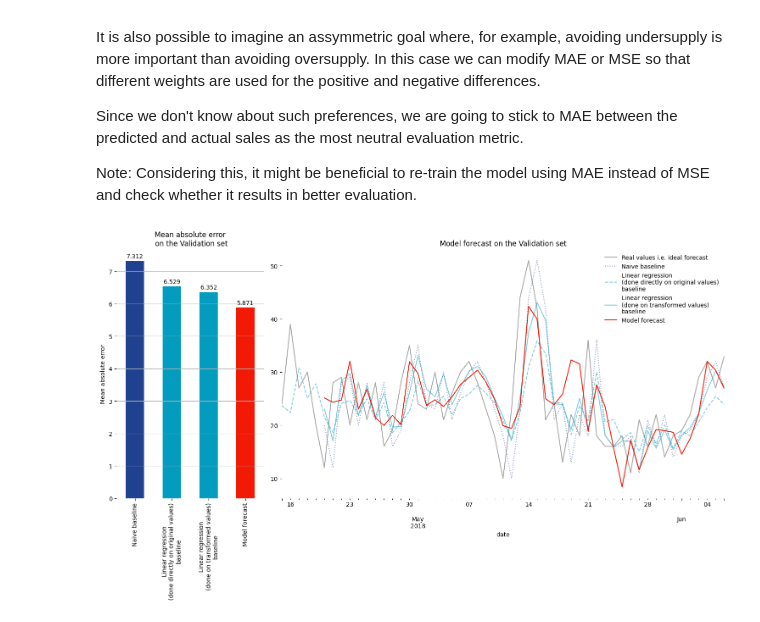
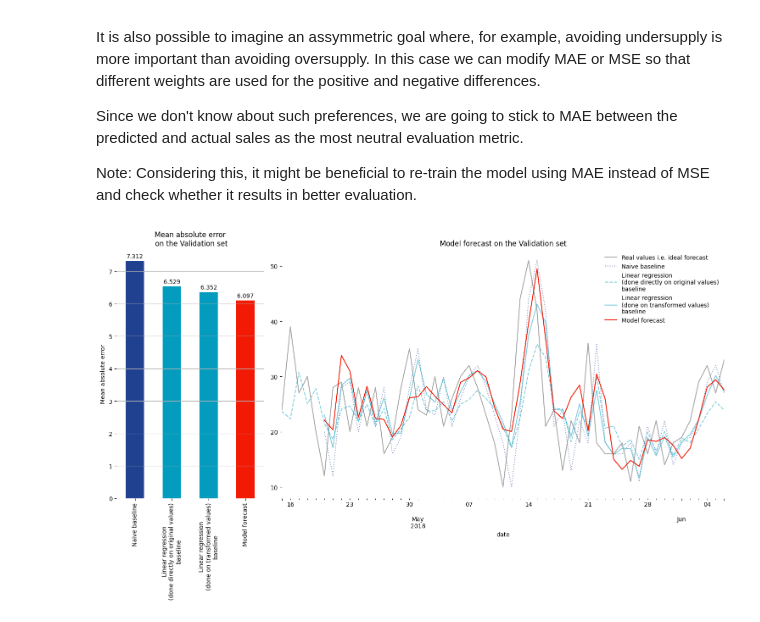
Before and after one commit to dip-scd/sales-forecasting, a Jupyter notebook: notebooks/2-forecasting.ipynb, the cells around one changed output. Cells and saved outputs as stored; diff of their text form; code cells hidden in the pictures.

```diff
--- a/notebooks/2-forecasting.ipynb
+++ b/notebooks/2-forecasting.ipynb
@@ -219,12 +221,12 @@ import lightgbm
 lightgbm.basic._LOGGER = SilentLogger()
 
 param_grid_definition = {
-   'min_data_in_bin': [1]+list(range(10, 201, 20)),
-   'min_data_in_leaf': [1]+list(range(10, 201, 20)),
-#    'lambda_l1': [0, 1, 5],
-#    'lambda_l2': [0, 1, 5],
+   'min_data_in_bin': list(range(1, 25, 2)),
+   'min_data_in_leaf': list(range(1, 25, 2)),
+#    'lambda_l1': [0, 1],
+#    'lambda_l2': [0, 1],
 #    'max_bin': [50, 100, 255],
-#    'max_depth': [3, 7, 13, -1],
+   'max_depth': [3, 7, 13, -1],
 #    'num_leaves': [7,15, 31, 70],
 }
 
@@ -238,6 +240,7 @@ def create_fit_models_grid(param_grid_definition):
             objective='regression_l2',
             num_iterations=1000,
             learning_rate=0.01,
+            data_sample_strategy='goss',
             verbose=-1,
             boosting_type = 'dart',
             **params
@@ -392,7 +395,7 @@ df_grid_models['score'] =\
     -(df_grid_models['val_error'])
 
 df_grid_models_filtered = df_grid_models[
-    df_grid_models['train_val_diff'] <= df_grid_models['train_val_diff'].quantile(0.5)
+    df_grid_models['train_val_diff'] <= df_grid_models['train_val_diff'].quantile(0.9)
 ]
 
 best_model_spec = df_grid_models_filtered[
@@ -400,5 +403,6 @@ best_model_spec = df_grid_models_filtered[
 ]
 
 best_model = best_model_spec['model'].iloc[0]
+print(best_model_spec.iloc[0]['model'])
 best_model_spec
 # %% [output]
@@ -438,26 +445,21 @@ Note: Considering this, it might be beneficial to re-train the model using MAE i
 # %%
 df_data_original = create_augumented_data_for_model(
     df_data, max_lag=9, target_shift=1,
     validation_ratio=validation_ratio,
     test_ratio=test_ratio,
     timeseries_transformer=None,
     is_differenced=False,
     augument_with_periodic_phases=True,
     )
 
 df_train_original = df_data_original.loc[df_train.index]
 df_val_original = df_data_original.loc[df_val.index]
 df_test_original = df_data_original.loc[df_test.index]
 
-from src.features.timeseries_transform import TimeseriesTransformerDiffDividedByStd
-
-num_rolling=5
-timeseries_transformer = TimeseriesTransformerDiffDividedByStd(num_rolling=num_rolling)
-
 show_forecast_errors_and_predictions_transform_reversed(
     df_val, df_val_original, best_model,
     (sklearn.metrics.mean_absolute_error, 'Mean absolute error'),
     timeseries_transformer,
     'Validation')
 # %% [output]
-[figure, old version]
+[figure, new version]
```
Also changed, not shown: parts of 6 cells of this notebook.
